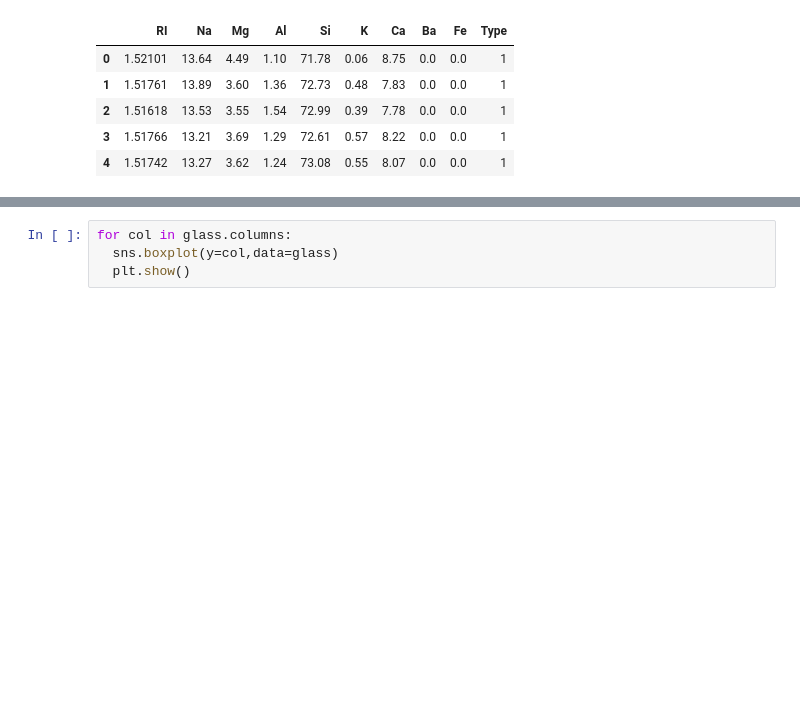
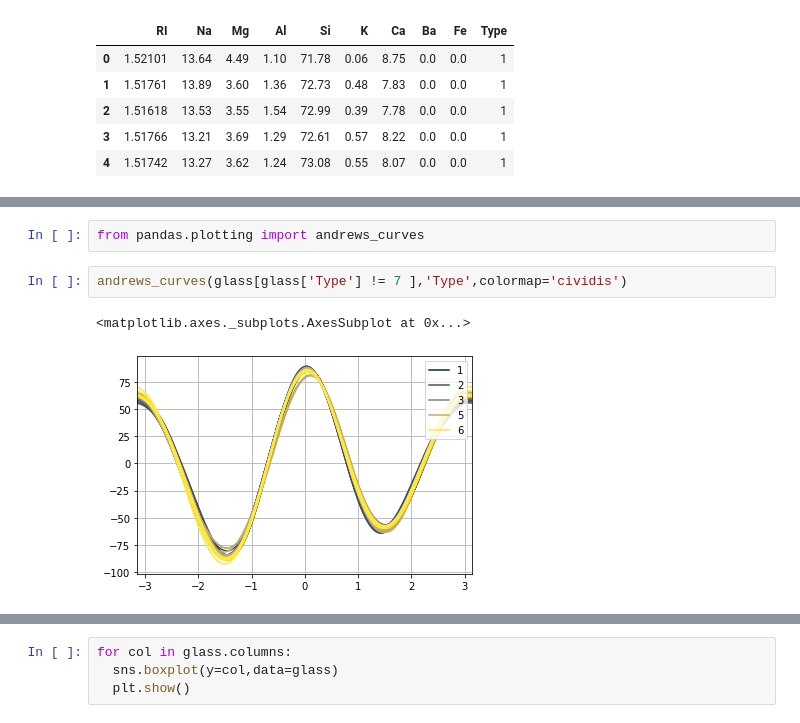
Before and after one commit to IshantWadhwa4/Machine_Learning, a Jupyter notebook: Supervisedlearning/KNN/KNN.ipynb, the cells around one changed output, grey strips where cells are left out. Cells and saved outputs as stored; diff of their text form; blank space fills up the shorter version.

```diff
--- a/Supervisedlearning/KNN/KNN.ipynb
+++ b/Supervisedlearning/KNN/KNN.ipynb
@@ -56,0 +74,7 @@ import matplotlib.pyplot as plt
+# %%
+from pandas.plotting import andrews_curves
+# %%
+andrews_curves(glass[glass['Type'] != 7 ],'Type',colormap='cividis')
+# %% [output]
+<matplotlib.axes._subplots.AxesSubplot at 0x...>
+[figure, added]
```
Also changed, not shown: parts of 32 cells of this notebook.
